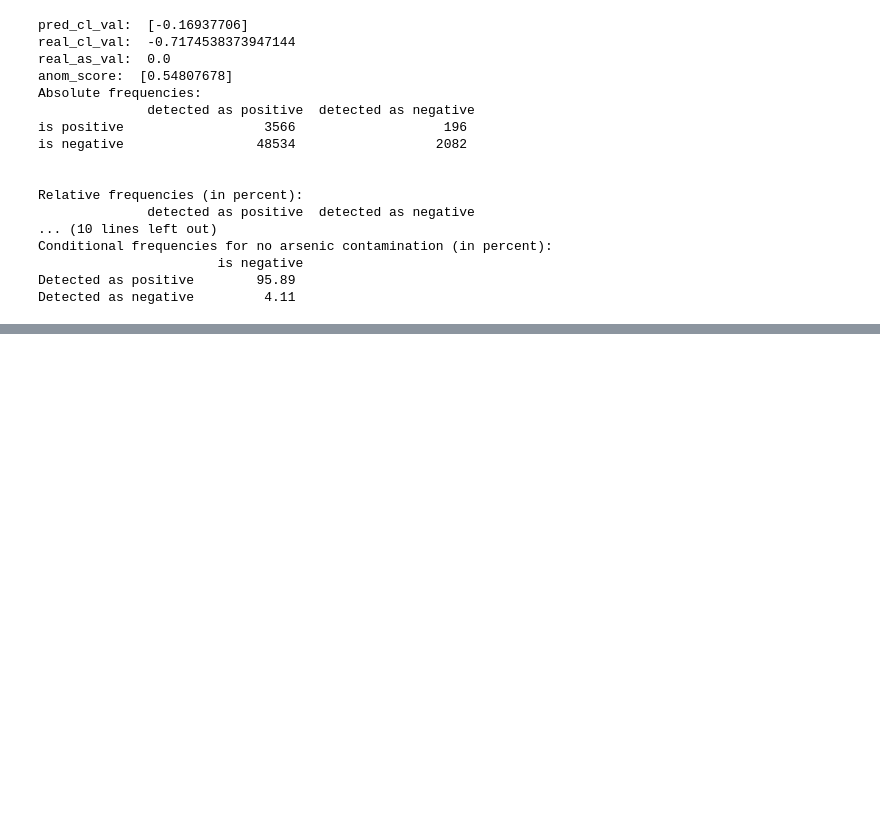
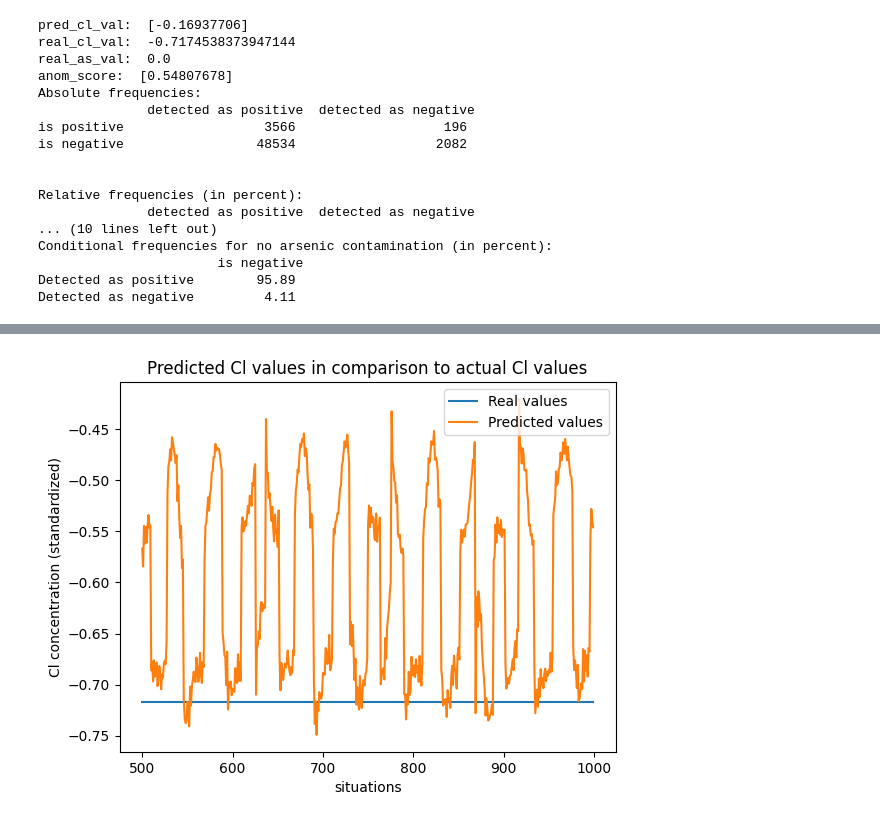
Before and after one commit to esthy13/Arsenic-Detection, a Jupyter notebook: src/notebooks/linear_predictor.ipynb, the cells around one changed output, grey strips where cells are left out. Cells and saved outputs as stored; diff of their text form; code cells hidden in the pictures; blank space fills up the shorter version.

```diff
--- a/src/notebooks/linear_predictor.ipynb
+++ b/src/notebooks/linear_predictor.ipynb
@@ -1214,0 +1385,12 @@ plt.show()
+# %%
+situations = np.array(list(range(len(real_vals_cl_i_c))))
+plt.plot(situations[500:1000] ,np.array(real_vals_cl_i_c[500:1000]), label ="Real values")
+plt.plot(situations[500:1000], np.array(pred_vals_cl_i_c[500:1000]), label = "Predicted values")
+
+plt.xlabel("situations")
+plt.ylabel("Cl concentration (standardized)")
+plt.title("Predicted Cl values in comparison to actual Cl values")
+plt.legend()
+plt.show()
+# %% [output]
+[figure, added]
```
Also changed, not shown: parts of 6 cells of this notebook.
